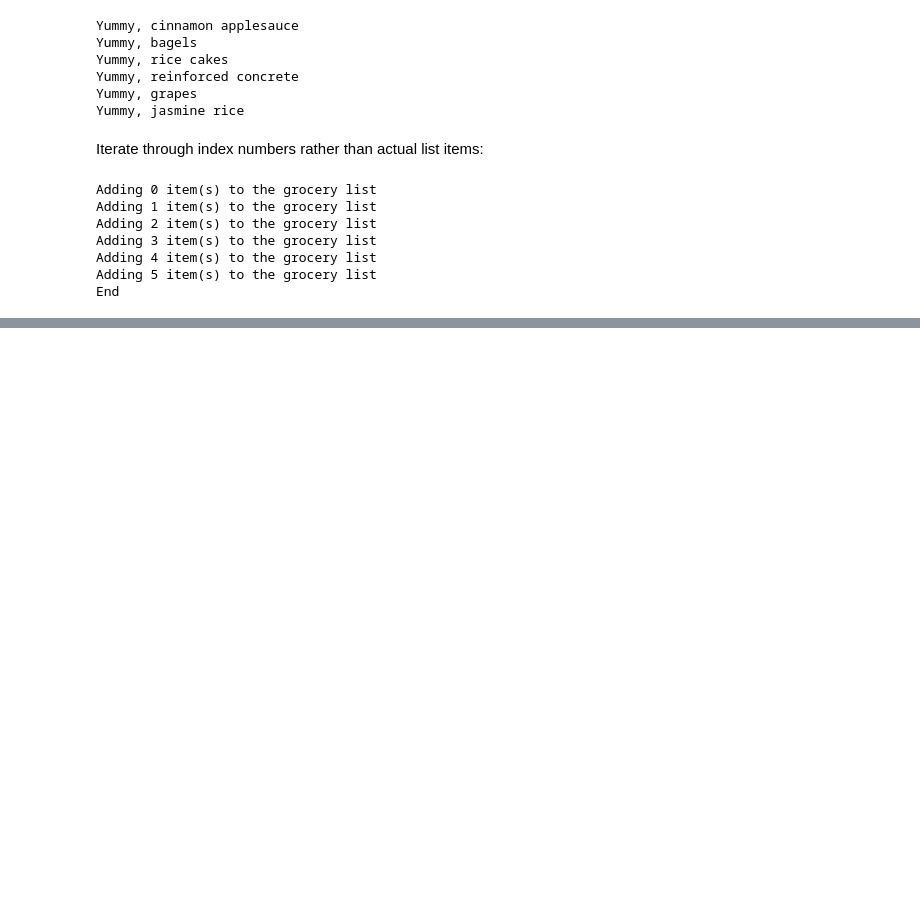
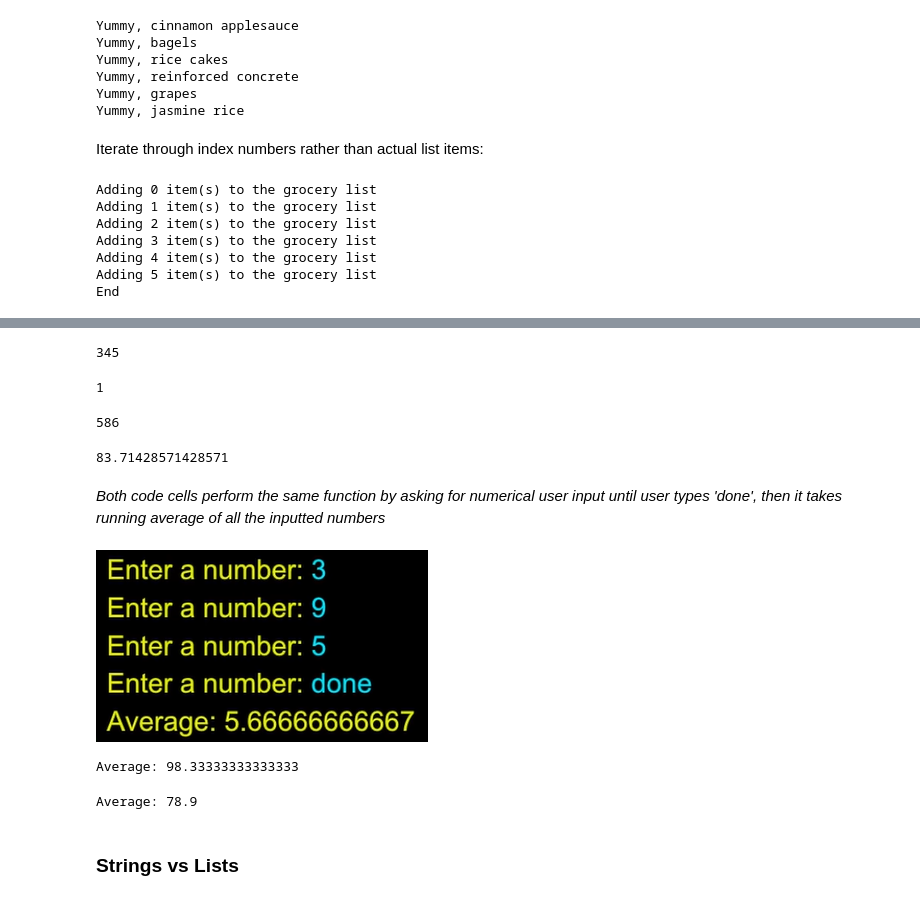
Before and after one commit to priscilla-arinze/PythonReview, a Jupyter notebook: xSyntaxReview_Lists.ipynb, the cells around one changed output, grey strips where cells are left out. Drawn from its saved outputs; the diff is of its cells as text; code cells hidden in the pictures; blank space fills up the shorter version.

Commit message:
aggregate functions on lists & downloading CSV files

```diff
--- a/xSyntaxReview_Lists.ipynb
+++ b/xSyntaxReview_Lists.ipynb
@@ -109,0 +192,62 @@ End
+# %%
+max(numbers)
+# %% [output]
+345
+# %%
+min(numbers)
+# %% [output]
+1
+# %%
+sum(numbers)
+# %% [output]
+586
+# %%
+# AVERAGE
+sum(numbers) / len(numbers)
+# %% [output]
+83.71428571428571
+# %% [markdown]
+*Both code cells perform the same function by asking for numerical user input until user types 'done', then it takes running average of all the inputted numbers*
+# %%
+from IPython.display import Image
+from IPython.core.display import HTML
+Image(filename="aa_Screenshots\Lists-aggregate-inputs.png")
+
+## Example:
+# %% [output]
+[figure, added]
+# %%
+total = 0
+count = 0
+
+while True:
+    inp = input('Enter a number: ')
+
+    if inp == 'done':
+        break
+    value = float(inp)
+    total = total + value
+    count = count + 1
+
+average = total / count
+print('Average:', average)
+# %% [output]
+Average: 98.33333333333333
+# %%
+# uses more memory bc lists are data structures unlike regular variables
+
+numlist = list()
+
+while True:
+    inp = input('Enter a number: ')
+    if inp == 'done':
+        break
+    value = float(inp)
+    numlist.append(value)
+
+average = sum(numlist) / len(numlist)
+print('Average:', average)
+# %% [output]
+Average: 78.9
+# %% [markdown]
+### Strings vs Lists
```
Also changed, not shown: parts of 25 cells of this notebook, 5 other files.
